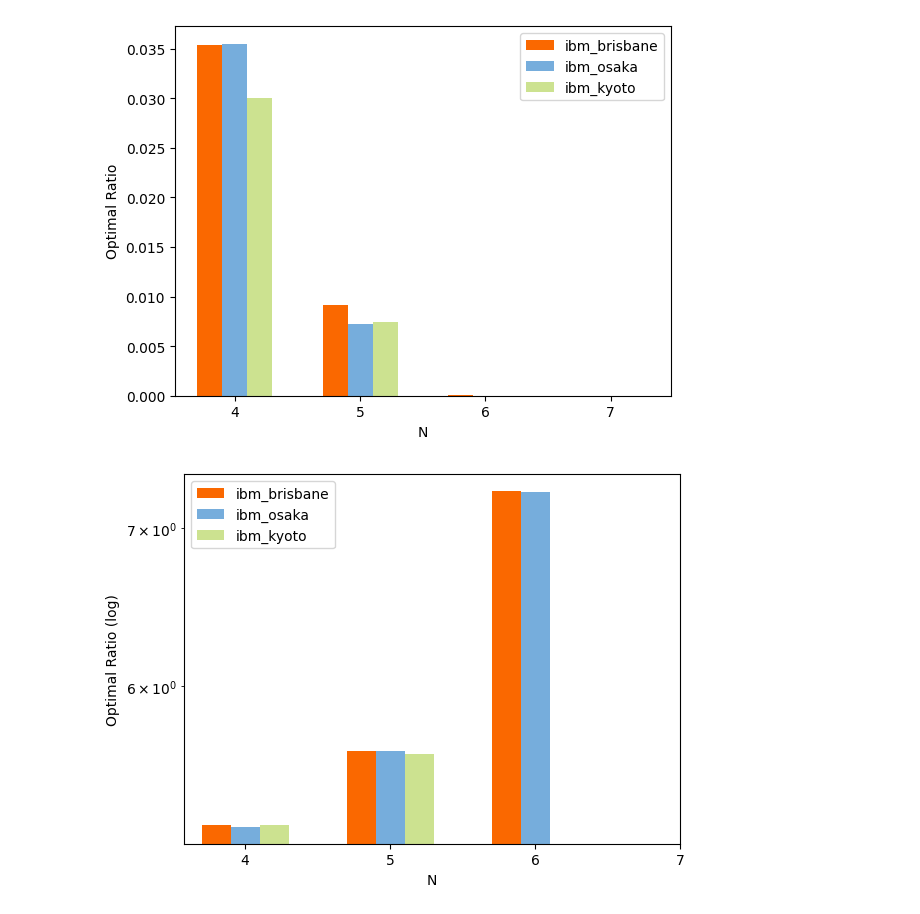
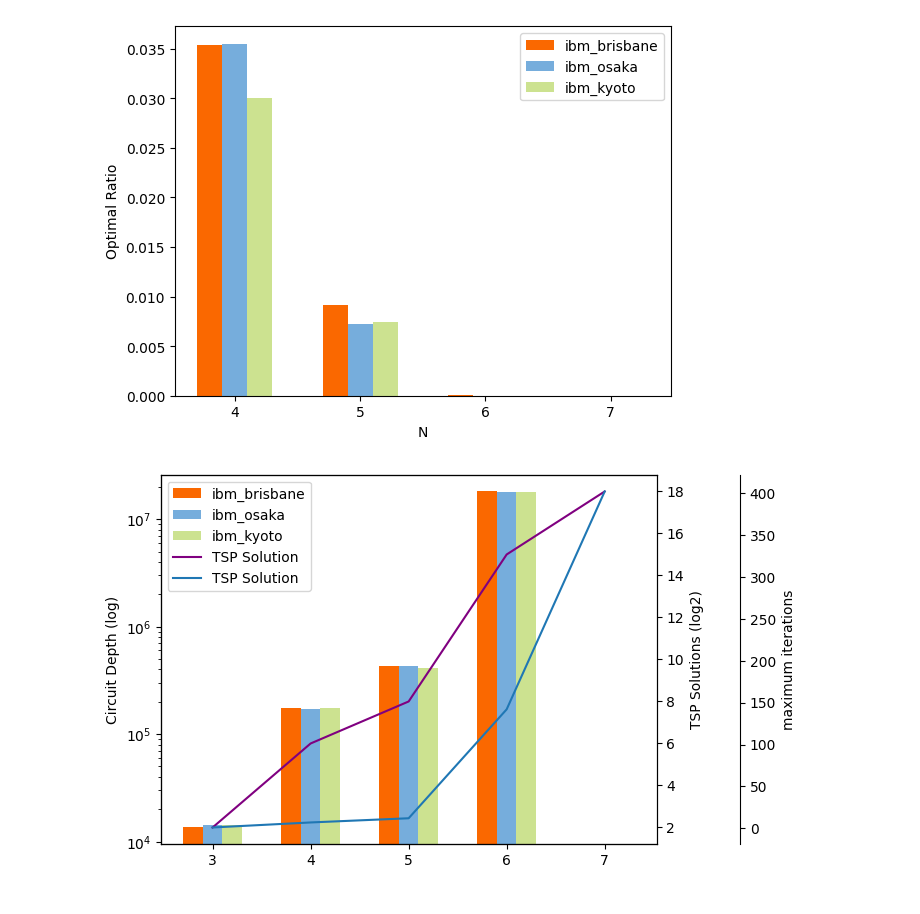
Before and after one commit to ragesi/TSP-Solution, a Jupyter notebook: demo/experiment-figure.ipynb, the cells around one changed output. Cells and saved outputs as stored; diff of their text form; code cells hidden in the pictures.

```diff
--- a/demo/experiment-figure.ipynb
+++ b/demo/experiment-figure.ipynb
@@ -260,24 +260,47 @@ plt.show()
 # %%
 """ Circuit Depth """
 
-x = [4, 5, 6, 7]
-brisbane = [174332, 427203, 18123135, 0]
-osaka = [169870, 427295, 17759765, 0]
-kyoto = [173674, 415044, 0, 0]
+x = [3, 4, 5, 6, 7]
+simulator = [1193, 11062, 28617, 1229822, 10000]
+brisbane = [13517, 174332, 427203, 18123135, 0]
+osaka = [14262, 169870, 427295, 17759765, 0]
+kyoto = [14293, 173674, 415044, 17735470, 0]
 
-plt.bar(np.array(x) - 0.2, np.log10(brisbane), width=0.2, label='ibm_brisbane', color='#FA6800')
-plt.bar(np.array(x), np.log10(osaka), width=0.2, label='ibm_osaka', color='#76ADDC')
-plt.bar(np.array(x) + 0.2, np.log10(kyoto), width=0.2, label='ibm_kyoto', color='#CCE290')
+solutions = [2, 6, 8, 15, 18]
 
-plt.legend(['ibm_brisbane', 'ibm_osaka', 'ibm_kyoto'])
-plt.xticks(range(4, 8))
-plt.xlabel('N')
-plt.ylabel('Optimal Ratio (log)')
-plt.yscale('log')
+max_iteration = [1, 7, 12, 142, 402]
+
+fig, ax1 = plt.subplots()
+
+ax1.bar(np.array(x) - 0.2, brisbane, width=0.2, label='ibm_brisbane', color='#FA6800')
+ax1.bar(np.array(x), osaka, width=0.2, label='ibm_osaka', color='#76ADDC')
+ax1.bar(np.array(x) + 0.2, kyoto, width=0.2, label='ibm_kyoto', color='#CCE290')
+ax1.set_ylabel('Circuit Depth (log)')
+ax1.set_yscale('log')
+
+ax2 = ax1.twinx()
+ax2.plot(x, solutions, color='purple', label='TSP Solution')
+ax2.set_ylabel('TSP Solutions (log2)')
+
+ax3 = ax1.twinx()
+ax3.plot(x, max_iteration, label='maximum iterations')
+ax3.set_ylabel('maximum iterations')
+ax3.spines['right'].set_position(('outward', 60))
+
+bars, _ = ax1.get_legend_handles_labels()
+lines2, labels2 = ax2.get_legend_handles_labels()
+lines3, labels3 = ax3.get_legend_handles_labels()
+ax1.legend(bars + lines2 + lines3, ['ibm_brisbane', 'ibm_osaka', 'ibm_kyoto', 'TSP Solution'] + labels2 + labels3, loc='upper left')
+
+# ax1.legend(['ibm_brisbane', 'ibm_osaka', 'ibm_kyoto'])
+# plt.xticks(range(4, 8))
+# plt.xlabel('N')
+# plt.ylabel('Optimal Ratio (log)')
+# plt.yscale('log')
 
 plt.show()
 # %% [output]
-[figure, old version]
+[figure, new version]
 # %%
 """ Qubit Number """
 
```
